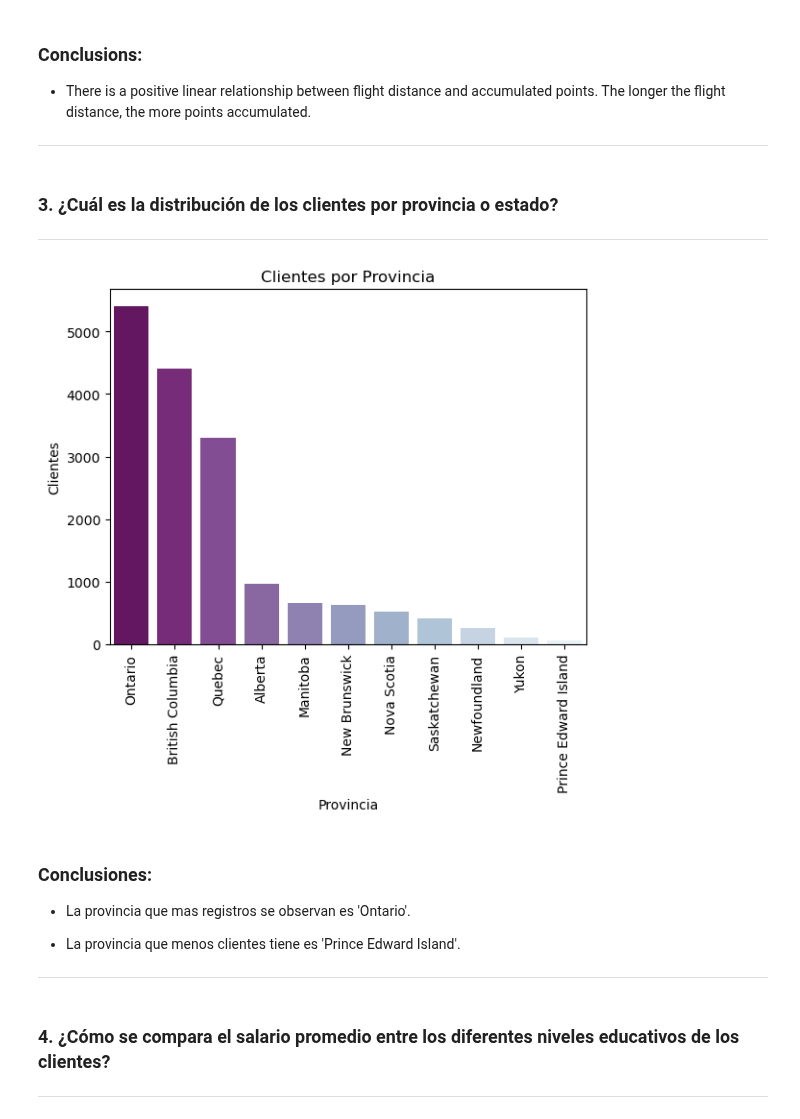
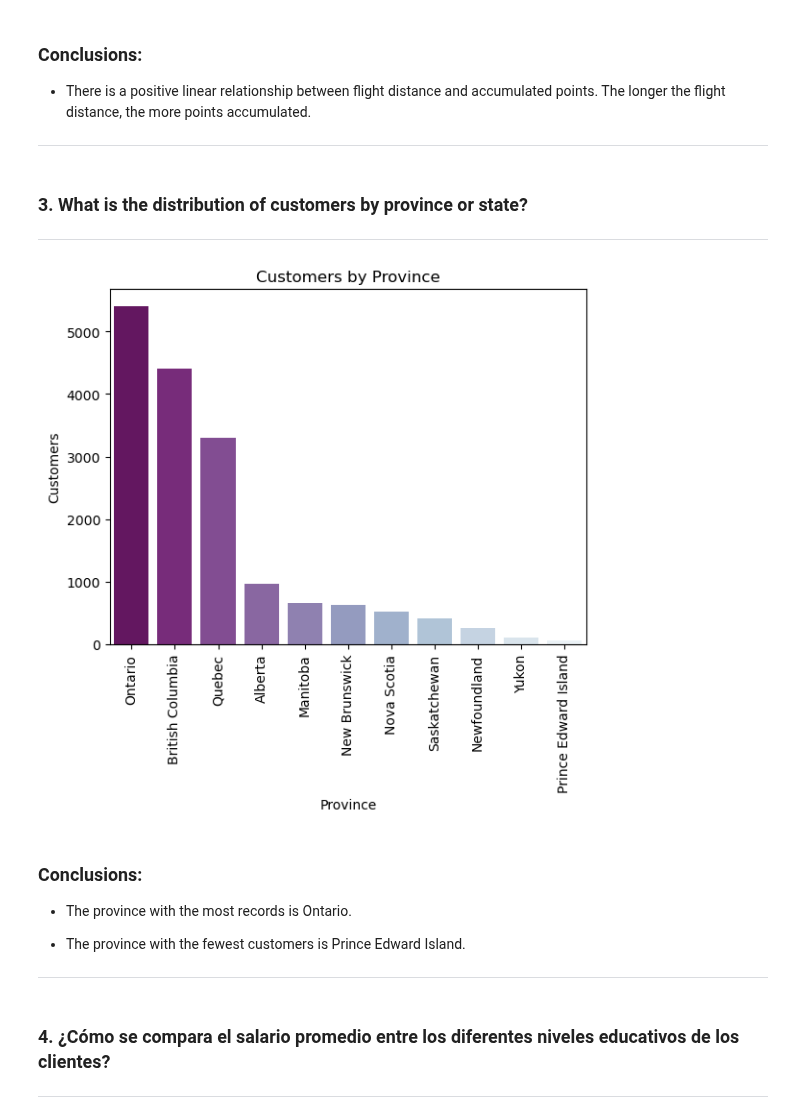
Before and after one commit to MarPastor/airline_analysis_Mar, a Jupyter notebook: notebook/airline_analysis_mar.ipynb, the cells around one changed output. Cells and saved outputs as stored; diff of their text form; code cells hidden in the pictures.

```diff
--- a/notebook/airline_analysis_mar.ipynb
+++ b/notebook/airline_analysis_mar.ipynb
@@ -1322,16 +1322,16 @@ plt.show();
 
 ---
 # %% [markdown]
-### 3. ¿Cuál es la distribución de los clientes por provincia o estado?
+### 3. What is the distribution of customers by province or state?
 
 ---
 # %%
-# visualizar los datos de mayor a menor
-# agrupar por provincia y sumar los clientes totales, usando funciones 'groupby()' y 'count()'
+# Display the data from highest to lowest
+# Group by province and calculate the total number of customers, using the 'groupby()' and 'count()' functions
 
-df_agrupado = df_loyalty.groupby('province', as_index=False)['loyalty_number'].count()
+df_group = df_loyalty.groupby('province', as_index=False)['loyalty_number'].count()
 
-# ordenar de mayor a menor usando la función 'sort_values()' con el parámetro 'ascending=False'
+# Sort from highest to lowest using the 'sort_values()' function with the parameter 'ascending=False'
 
-df_agrupado = df_agrupado.sort_values('loyalty_number', ascending=False)
+df_group = df_group.sort_values('loyalty_number', ascending=False)
 # %%
@@ -1339,23 +1339,23 @@ df_agrupado = df_agrupado.sort_values('loyalty_number', ascending=False)
 
 custom_palette11 = sns.color_palette('BuPu_r', n_colors=11)
 # %%
-# visualizar usando 'seaborn'('barplot') para ver la distribución de clientes por provincia en un gráfico de barras
-# usando el DataFrame previamente trabajado
+# Visualize the data using 'seaborn' (barplot) to show the distribution of customers by province in a bar chart
+# Using the previously created DataFrame
 
-sns.barplot(data=df_agrupado, x='province', y='loyalty_number', errorbar=None, palette=custom_palette11)
-plt.title('Clientes por Provincia')
+sns.barplot(data=df_group, x='province', y='loyalty_number', errorbar=None, palette=custom_palette11)
+plt.title('Customers by Province')
 plt.xticks(rotation=90)
-plt.ylabel('Clientes')
-plt.xlabel('Provincia')
+plt.ylabel('Customers')
+plt.xlabel('Province')
 plt.show();
 # %% [output]
-[figure, old version]
+[figure, new version]
 # %% [markdown]
-### Conclusiones:
+### Conclusions:
 
-- La provincia que mas registros se observan es 'Ontario'.
+- The province with the most records is Ontario.
 
-- La provincia que menos clientes tiene es 'Prince Edward Island'.
+- The province with the fewest customers is Prince Edward Island.
 
 ---
 # %% [markdown]
```
Also changed, not shown: parts of 1 cell of this notebook.
